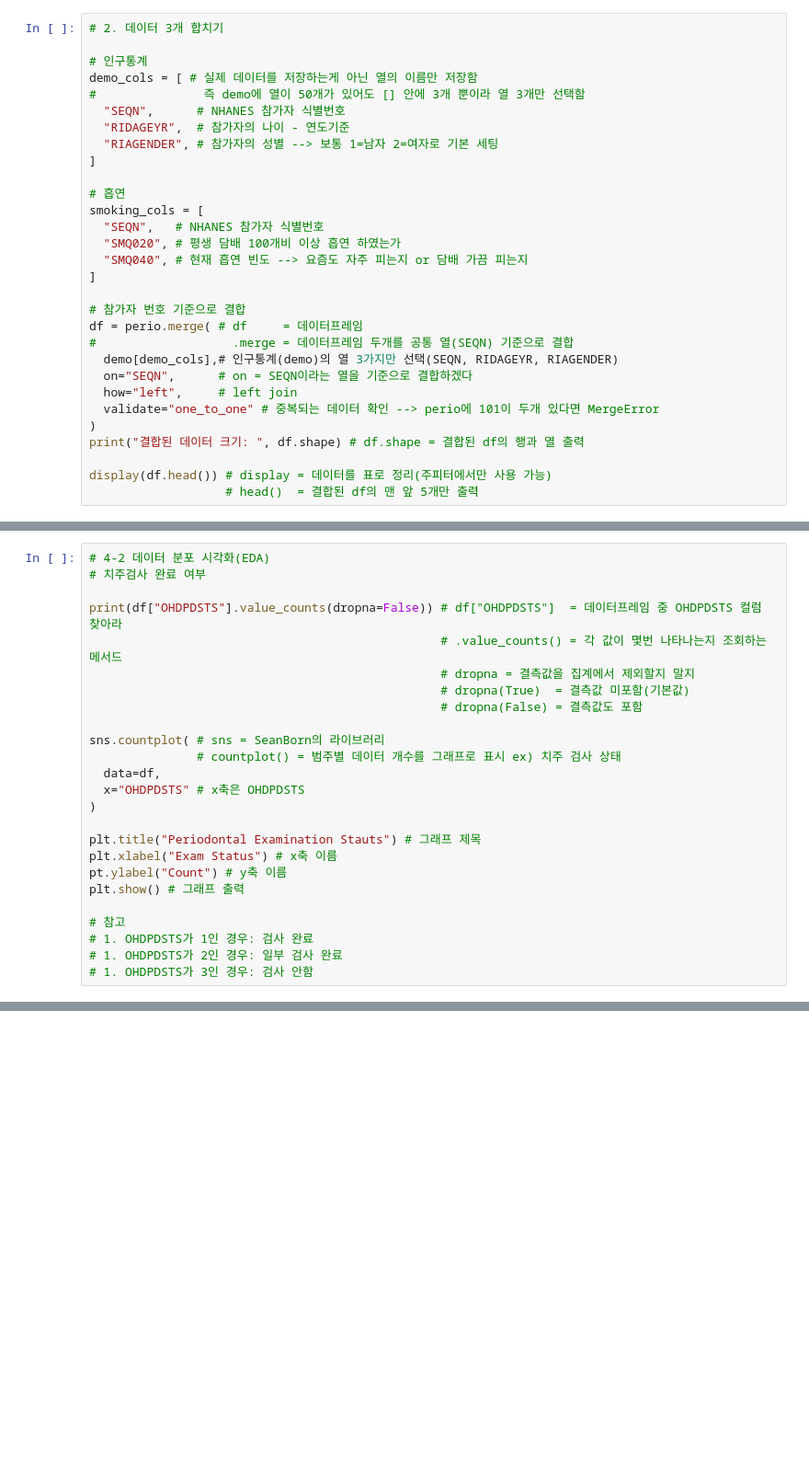
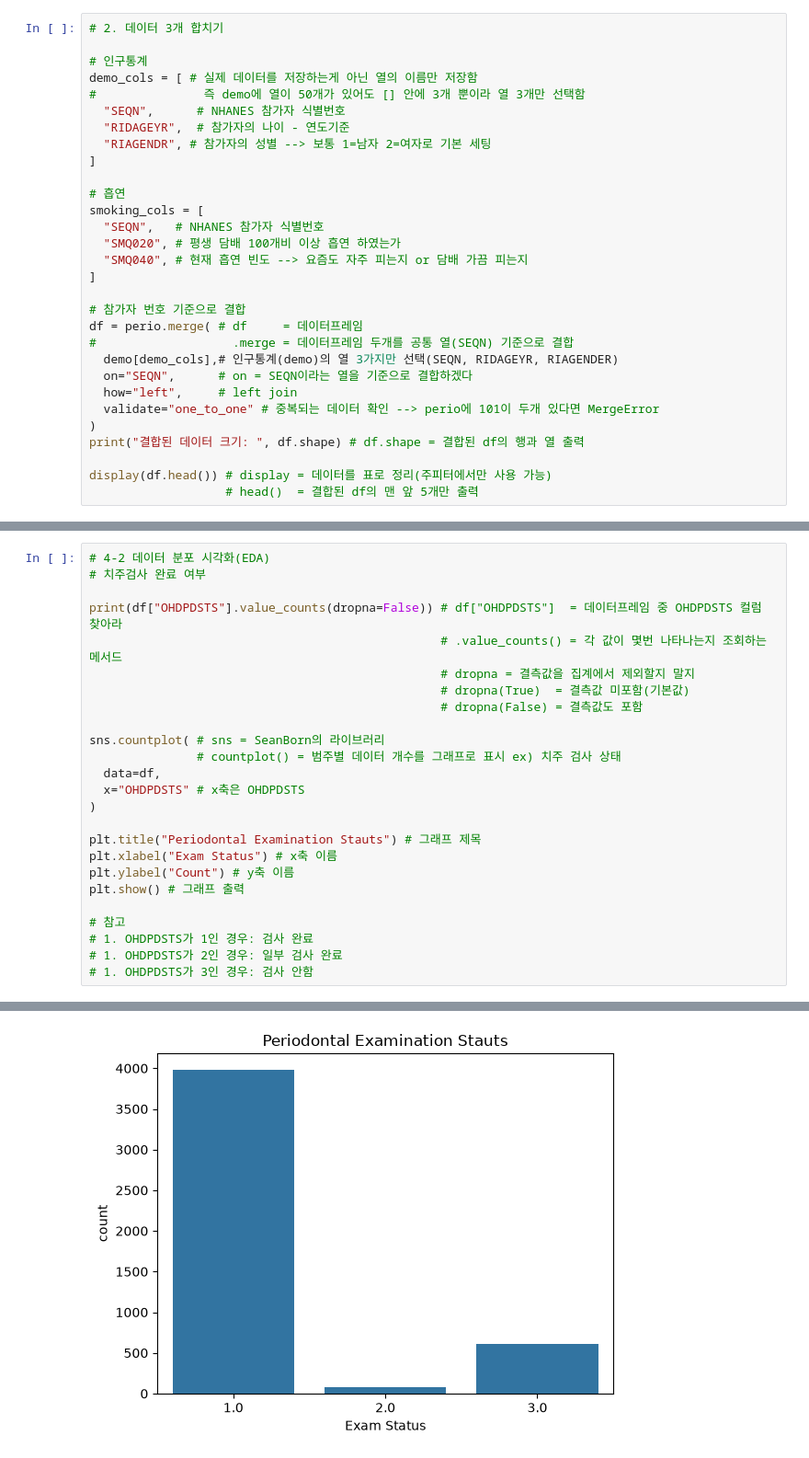
Before and after one commit to sojung627/gangnyengi-ai, a Jupyter notebook: notebooks/01_eda.ipynb, the cells around one changed output, grey strips where cells are left out. Shown at 92% size. Saved outputs shown, nothing was run; the diff lists cells and outputs as text; blank space fills up the shorter version.

```diff
--- a/notebooks/01_eda.ipynb
+++ b/notebooks/01_eda.ipynb
@@ -48,7 +60,7 @@ demo_cols = [ # 실제 데이터를 저장하는게 아닌 열의 이름만 저
 #               즉 demo에 열이 50개가 있어도 [] 안에 3개 뿐이라 열 3개만 선택함
   "SEQN",      # NHANES 참가자 식별번호
   "RIDAGEYR",  # 참가자의 나이 - 연도기준
-  "RIAGENDER", # 참가자의 성별 --> 보통 1=남자 2=여자로 기본 세팅
+  "RIAGENDR", # 참가자의 성별 --> 보통 1=남자 2=여자로 기본 세팅
 ]
 
 # 흡연
@@ -174,10 +232,11 @@ sns.countplot( # sns = SeanBorn의 라이브러리
 
 plt.title("Periodontal Examination Stauts") # 그래프 제목
 plt.xlabel("Exam Status") # x축 이름
-pt.ylabel("Count") # y축 이름
+plt.ylabel("Count") # y축 이름
 plt.show() # 그래프 출력
 
 # 참고
 # 1. OHDPDSTS가 1인 경우: 검사 완료
 # 1. OHDPDSTS가 2인 경우: 일부 검사 완료
 # 1. OHDPDSTS가 3인 경우: 검사 안함
+# %% [output]
@@ -184,3 +249,4 @@ plt.show() # 그래프 출력
+[figure, added]
 # %%
 # 4-3 데이터 분포 시각화(EDA)
 # 치주낭 깊이(PD) 분포
```
Also changed, not shown: parts of 5 cells of this notebook.
